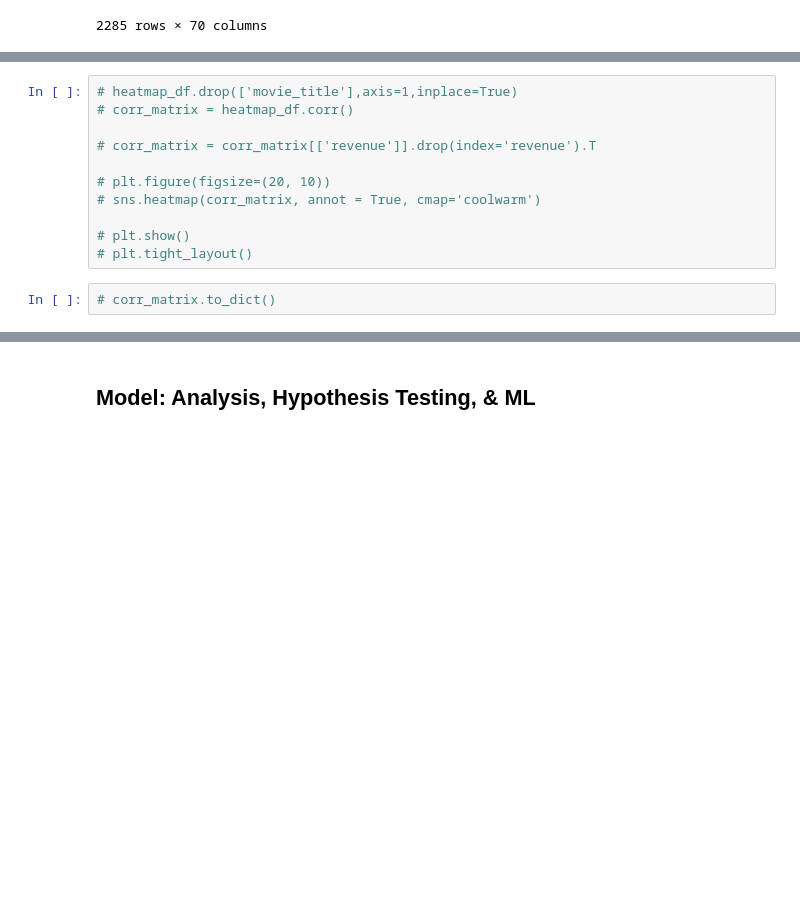
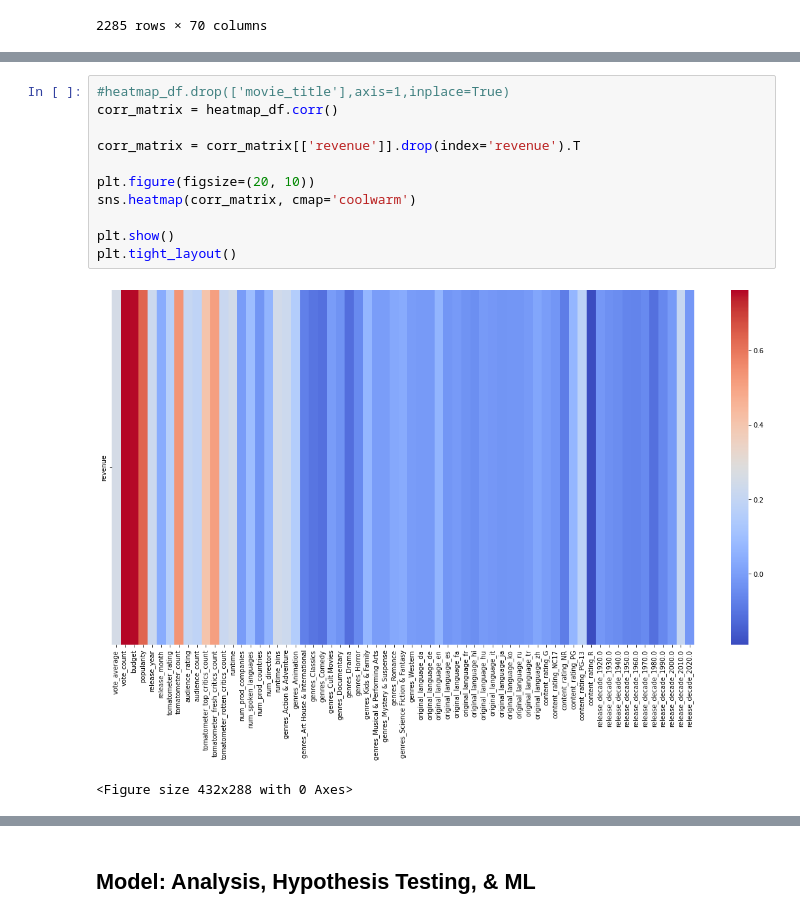
Before and after one commit to cmsc320-gautham-evan-arjun/cmsc320-gautham-evan-arjun.github.io, a Jupyter notebook: finaltutorial.ipynb, the cells around one changed output, grey strips where cells are left out. Drawn from its saved outputs; the diff is of its cells as text; blank space fills up the shorter version.

```diff
--- a/finaltutorial.ipynb
+++ b/finaltutorial.ipynb
@@ -708,14 +655,15 @@ dtypes: bool(46), float64(10), int64(10), object(4)
 memory usage: 613.5+ KB
 # %%
-# heatmap_df.drop(['movie_title'],axis=1,inplace=True)
-# corr_matrix = heatmap_df.corr()
+#heatmap_df.drop(['movie_title'],axis=1,inplace=True)
+corr_matrix = heatmap_df.corr()
 
-# corr_matrix = corr_matrix[['revenue']].drop(index='revenue').T
+corr_matrix = corr_matrix[['revenue']].drop(index='revenue').T
 
-# plt.figure(figsize=(20, 10))
-# sns.heatmap(corr_matrix, annot = True, cmap='coolwarm')
+plt.figure(figsize=(20, 10))
+sns.heatmap(corr_matrix, cmap='coolwarm')
 
-# plt.show()
-# plt.tight_layout()
+plt.show()
+plt.tight_layout()
+# %% [output]
+[figure, added]
+<Figure size 432x288 with 0 Axes>
-# %%
-# corr_matrix.to_dict()
```
Also changed, not shown: parts of 50 cells of this notebook.
